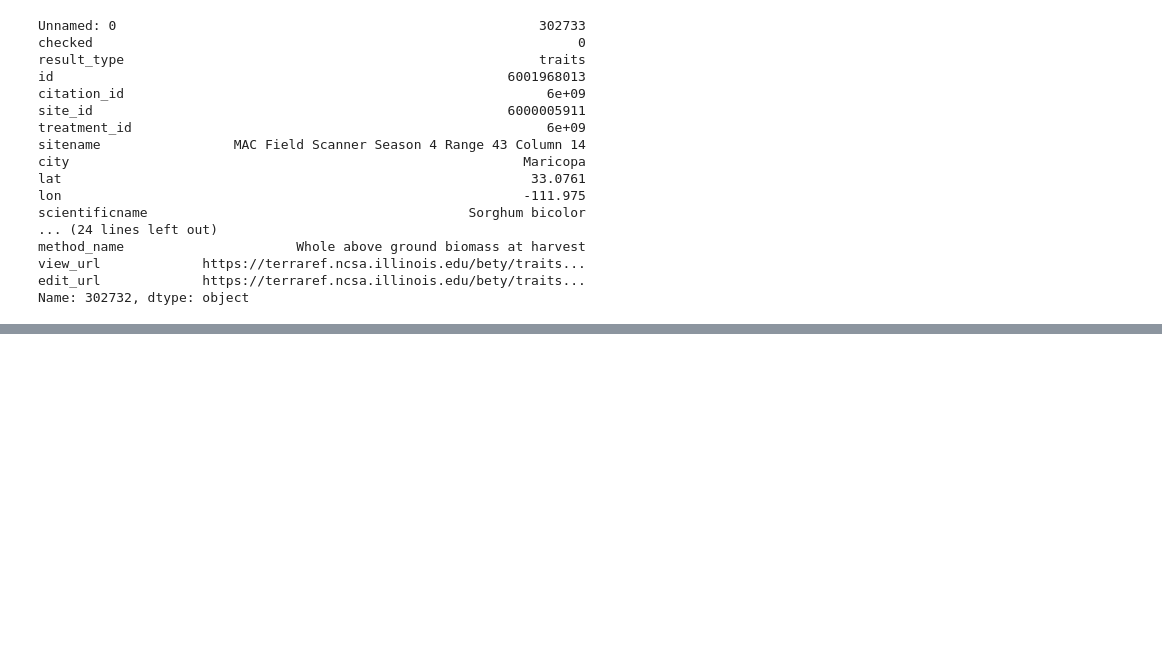
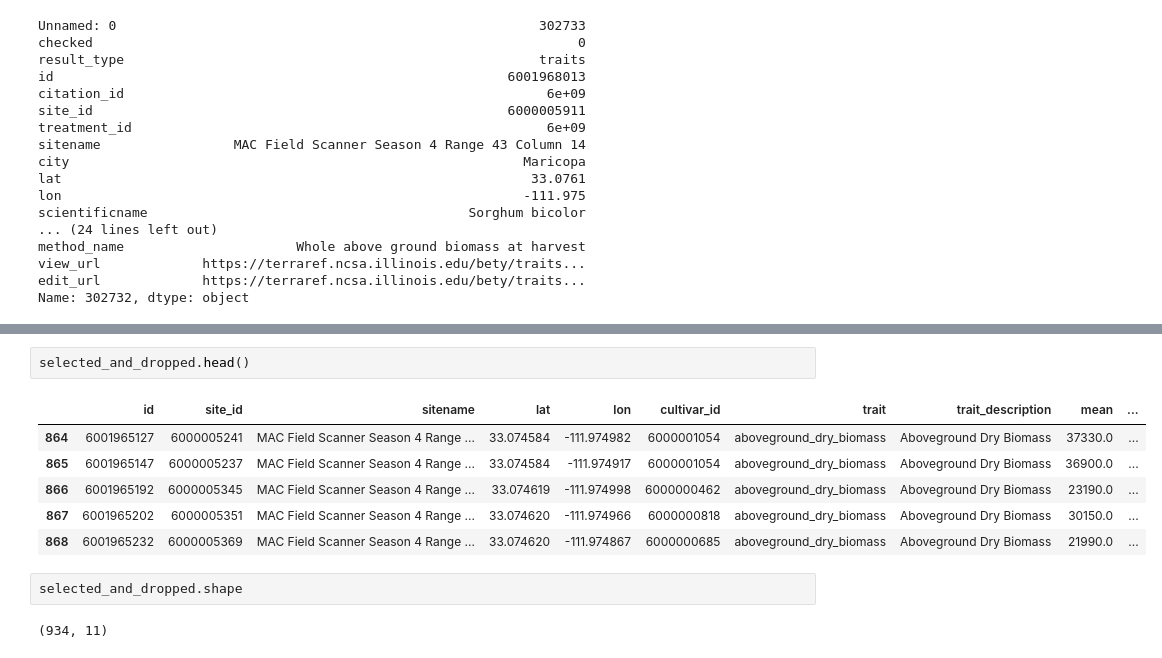
Before and after one commit to genophenoenvo/terraref-datasets, a Jupyter notebook: notebooks/gh5_phenotypes.ipynb, the cells around one changed output, grey strips where cells are left out. Drawn from its saved outputs; the diff is of its cells as text; blank space fills up the shorter version.

```diff
--- a/notebooks/gh5_phenotypes.ipynb
+++ b/notebooks/gh5_phenotypes.ipynb
@@ -393,0 +431,13 @@ cols_to_drop = ['Unnamed: 0', 'checked', 'result_type', ]
+# %%
+selected_and_dropped.head()
+# %% [output]
+|  | id | site_id | sitename | lat | lon | cultivar_id | trait | trait_description | mean | ... |
+| 864 | 6001965127 | 6000005241 | MAC Field Scanner Season 4 Range ... | 33.074584 | -111.974982 | 6000001054 | aboveground_dry_biomass | Aboveground Dry Biomass | 37330.0 | ... |
+| 865 | 6001965147 | 6000005237 | MAC Field Scanner Season 4 Range ... | 33.074584 | -111.974917 | 6000001054 | aboveground_dry_biomass | Aboveground Dry Biomass | 36900.0 | ... |
+| 866 | 6001965192 | 6000005345 | MAC Field Scanner Season 4 Range ... | 33.074619 | -111.974998 | 6000000462 | aboveground_dry_biomass | Aboveground Dry Biomass | 23190.0 | ... |
+| 867 | 6001965202 | 6000005351 | MAC Field Scanner Season 4 Range ... | 33.074620 | -111.974966 | 6000000818 | aboveground_dry_biomass | Aboveground Dry Biomass | 30150.0 | ... |
+| 868 | 6001965232 | 6000005369 | MAC Field Scanner Season 4 Range ... | 33.074620 | -111.974867 | 6000000685 | aboveground_dry_biomass | Aboveground Dry Biomass | 21990.0 | ... |
+# %%
+selected_and_dropped.shape
+# %% [output]
+(934, 11)
```
Also changed, not shown: parts of 15 cells of this notebook.
